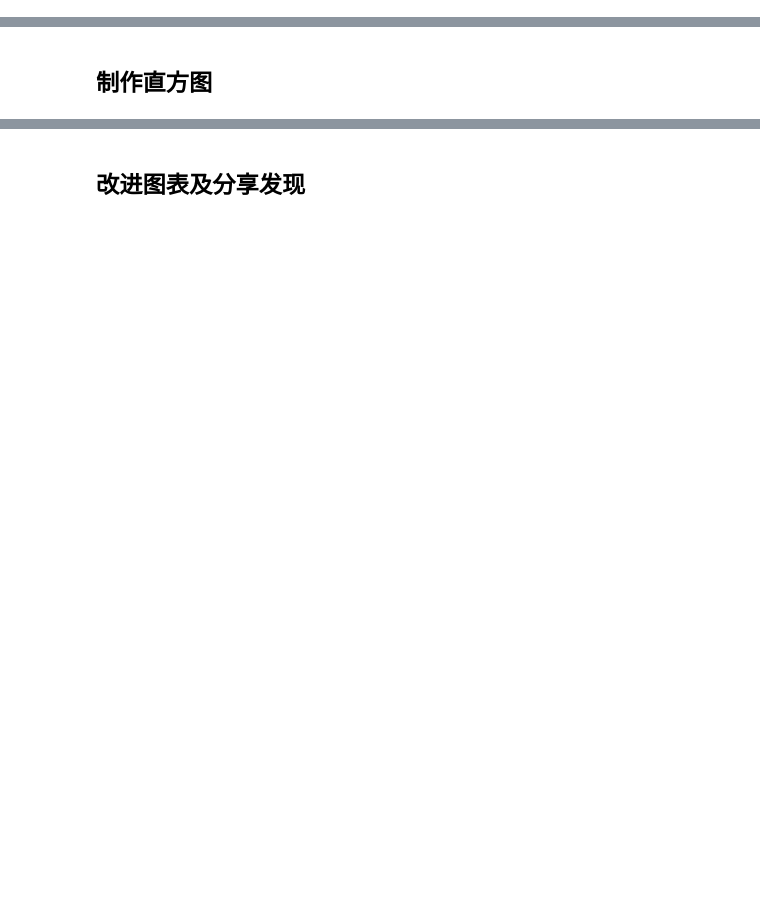
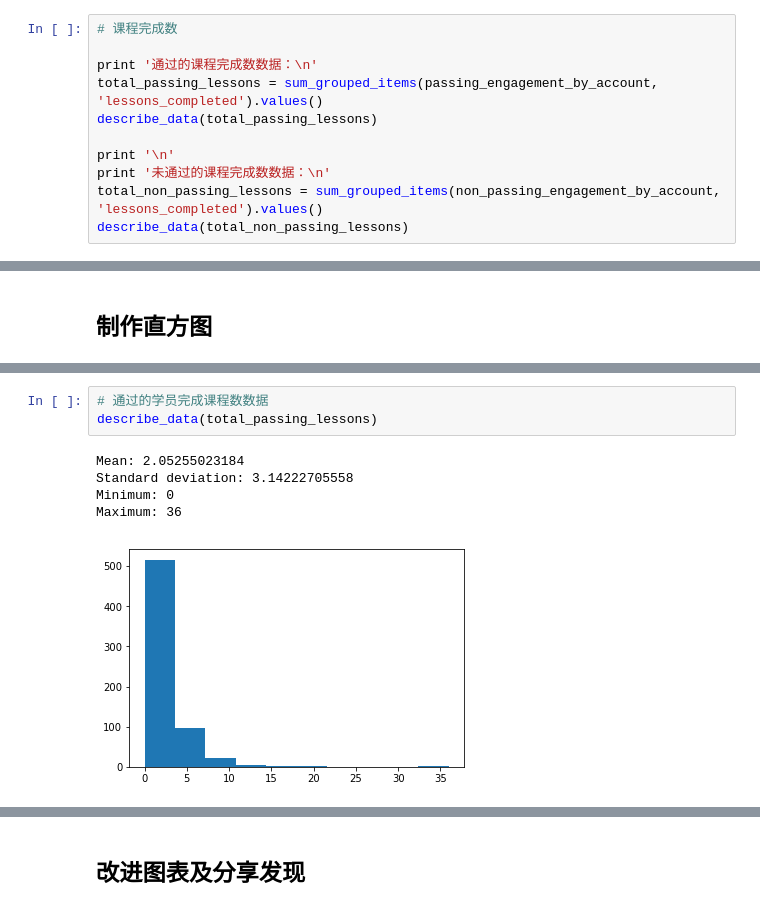
Before and after one commit to RedChueng/data_analysis_learning_in_udacity, a Jupyter notebook: l1-starter-code-zh-cn.ipynb, the cells around one changed output, grey strips where cells are left out. Saved outputs shown, nothing was run; the diff lists cells and outputs as text; blank space fills up the shorter version.

```diff
--- a/l1-starter-code-zh-cn.ipynb
+++ b/l1-starter-code-zh-cn.ipynb
@@ -549,0 +573,11 @@ print len(passing_engagement), len(non_passing_engagement)
+# %%
+# 课程完成数
+
+print '通过的课程完成数数据：\n'
+total_passing_lessons = sum_grouped_items(passing_engagement_by_account, 'lessons_completed').values()
+describe_data(total_passing_lessons)
+
+print '\n'
+print '未通过的课程完成数数据：\n'
+total_non_passing_lessons = sum_grouped_items(non_passing_engagement_by_account, 'lessons_completed').values()
+describe_data(total_non_passing_lessons)
@@ -558,0 +643,9 @@ print len(passing_engagement), len(non_passing_engagement)
+# %%
+# 通过的学员完成课程数数据
+describe_data(total_passing_lessons)
+# %% [output]
+Mean: 2.05255023184
+Standard deviation: 3.14222705558
+Minimum: 0
+Maximum: 36
+[figure, added]
```
Also changed, not shown: parts of 20 cells of this notebook, 3 other files.
